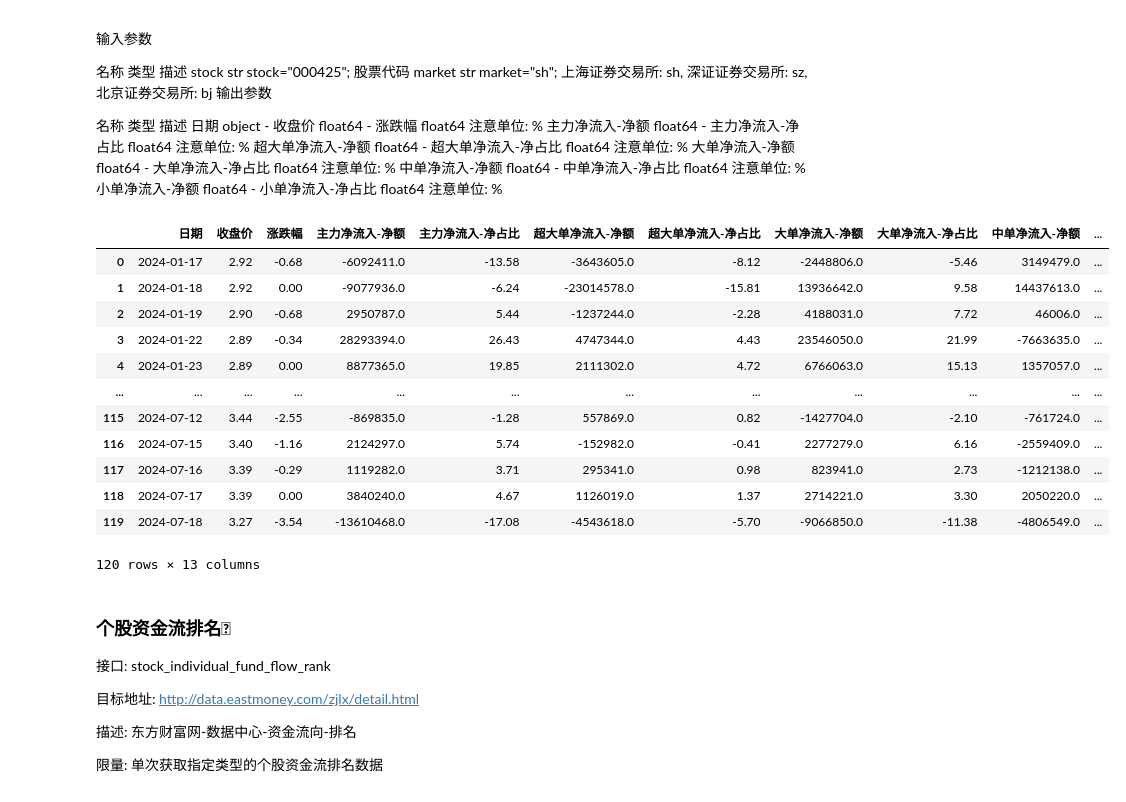
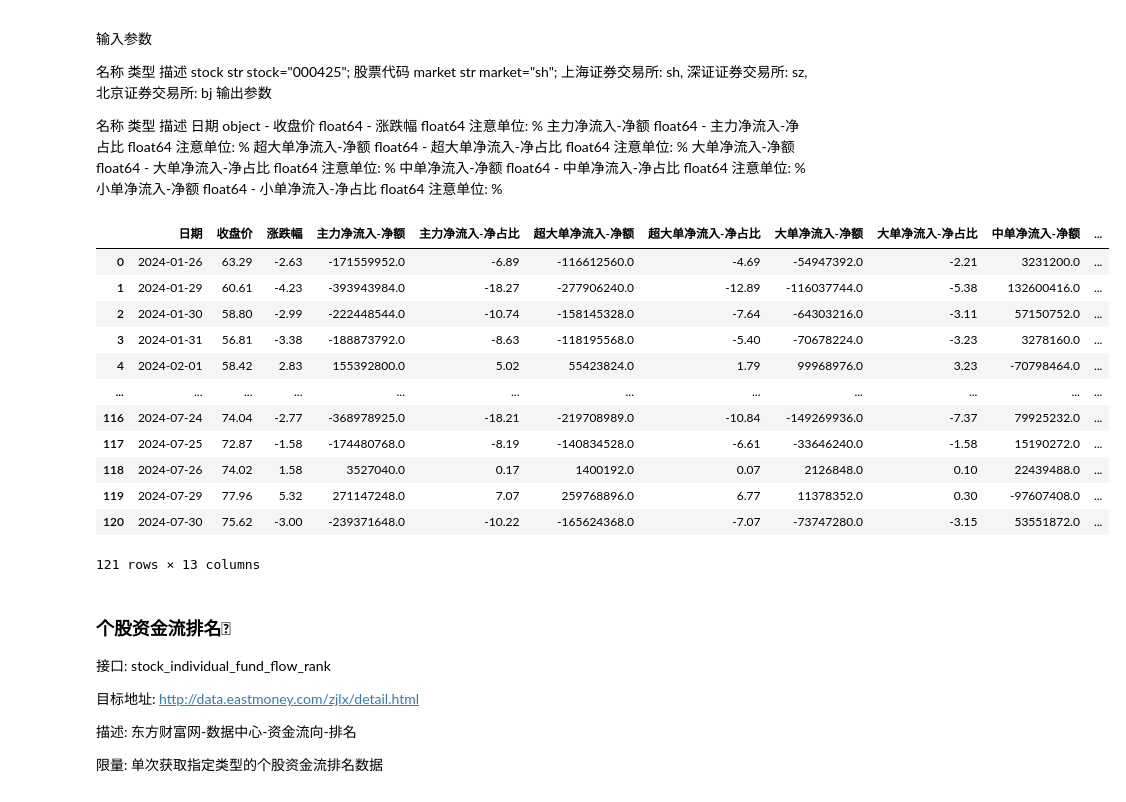
Before and after one commit to EveryFine/GeniusAI, a Jupyter notebook: GeniusChatbots/playground/datasource/AKShare获取股票信息.ipynb, the cells around one changed output. Drawn from its saved outputs; the diff is of its cells as text; code cells hidden in the pictures.

```diff
--- a/GeniusChatbots/playground/datasource/AKShare获取股票信息.ipynb
+++ b/GeniusChatbots/playground/datasource/AKShare获取股票信息.ipynb
@@ -1306,22 +1310,22 @@ market	str	market="sh"; 上海证券交易所: sh, 深证证券交易所: sz,
 小单净流入-净额	float64	-
 小单净流入-净占比	float64	注意单位: %
 # %%
-stock_individual_fund_flow_df = ak.stock_individual_fund_flow(stock="600094", market="sh")
+stock_individual_fund_flow_df = ak.stock_individual_fund_flow(stock="601127", market="sh")
 stock_individual_fund_flow_df
 # %% [output]
 |  | 日期 | 收盘价 | 涨跌幅 | 主力净流入-净额 | 主力净流入-净占比 | 超大单净流入-净额 | 超大单净流入-净占比 | 大单净流入-净额 | 大单净流入-净占比 | 中单净流入-净额 | ... |
-| 0 | 2024-01-17 | 2.92 | -0.68 | -6092411.0 | -13.58 | -3643605.0 | -8.12 | -2448806.0 | -5.46 | 3149479.0 | ... |
-| 1 | 2024-01-18 | 2.92 | 0.00 | -9077936.0 | -6.24 | -23014578.0 | -15.81 | 13936642.0 | 9.58 | 14437613.0 | ... |
-| 2 | 2024-01-19 | 2.90 | -0.68 | 2950787.0 | 5.44 | -1237244.0 | -2.28 | 4188031.0 | 7.72 | 46006.0 | ... |
-| 3 | 2024-01-22 | 2.89 | -0.34 | 28293394.0 | 26.43 | 4747344.0 | 4.43 | 23546050.0 | 21.99 | -7663635.0 | ... |
-| 4 | 2024-01-23 | 2.89 | 0.00 | 8877365.0 | 19.85 | 2111302.0 | 4.72 | 6766063.0 | 15.13 | 1357057.0 | ... |
+| 0 | 2024-01-26 | 63.29 | -2.63 | -171559952.0 | -6.89 | -116612560.0 | -4.69 | -54947392.0 | -2.21 | 3231200.0 | ... |
+| 1 | 2024-01-29 | 60.61 | -4.23 | -393943984.0 | -18.27 | -277906240.0 | -12.89 | -116037744.0 | -5.38 | 132600416.0 | ... |
+| 2 | 2024-01-30 | 58.80 | -2.99 | -222448544.0 | -10.74 | -158145328.0 | -7.64 | -64303216.0 | -3.11 | 57150752.0 | ... |
+| 3 | 2024-01-31 | 56.81 | -3.38 | -188873792.0 | -8.63 | -118195568.0 | -5.40 | -70678224.0 | -3.23 | 3278160.0 | ... |
+| 4 | 2024-02-01 | 58.42 | 2.83 | 155392800.0 | 5.02 | 55423824.0 | 1.79 | 99968976.0 | 3.23 | -70798464.0 | ... |
 | ... | ... | ... | ... | ... | ... | ... | ... | ... | ... | ... | ... |
-| 115 | 2024-07-12 | 3.44 | -2.55 | -869835.0 | -1.28 | 557869.0 | 0.82 | -1427704.0 | -2.10 | -761724.0 | ... |
-| 116 | 2024-07-15 | 3.40 | -1.16 | 2124297.0 | 5.74 | -152982.0 | -0.41 | 2277279.0 | 6.16 | -2559409.0 | ... |
-| 117 | 2024-07-16 | 3.39 | -0.29 | 1119282.0 | 3.71 | 295341.0 | 0.98 | 823941.0 | 2.73 | -1212138.0 | ... |
-| 118 | 2024-07-17 | 3.39 | 0.00 | 3840240.0 | 4.67 | 1126019.0 | 1.37 | 2714221.0 | 3.30 | 2050220.0 | ... |
-| 119 | 2024-07-18 | 3.27 | -3.54 | -13610468.0 | -17.08 | -4543618.0 | -5.70 | -9066850.0 | -11.38 | -4806549.0 | ... |
+| 116 | 2024-07-24 | 74.04 | -2.77 | -368978925.0 | -18.21 | -219708989.0 | -10.84 | -149269936.0 | -7.37 | 79925232.0 | ... |
+| 117 | 2024-07-25 | 72.87 | -1.58 | -174480768.0 | -8.19 | -140834528.0 | -6.61 | -33646240.0 | -1.58 | 15190272.0 | ... |
+| 118 | 2024-07-26 | 74.02 | 1.58 | 3527040.0 | 0.17 | 1400192.0 | 0.07 | 2126848.0 | 0.10 | 22439488.0 | ... |
+| 119 | 2024-07-29 | 77.96 | 5.32 | 271147248.0 | 7.07 | 259768896.0 | 6.77 | 11378352.0 | 0.30 | -97607408.0 | ... |
+| 120 | 2024-07-30 | 75.62 | -3.00 | -239371648.0 | -10.22 | -165624368.0 | -7.07 | -73747280.0 | -3.15 | 53551872.0 | ... |
-120 rows × 13 columns
+121 rows × 13 columns
 # %% [markdown]
 ### 个股资金流排名
 接口: stock_individual_fund_flow_rank
```
Also changed, not shown: parts of 54 cells of this notebook, 3 other files.
